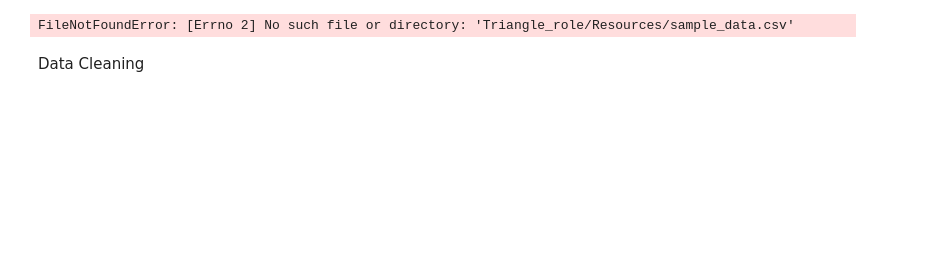
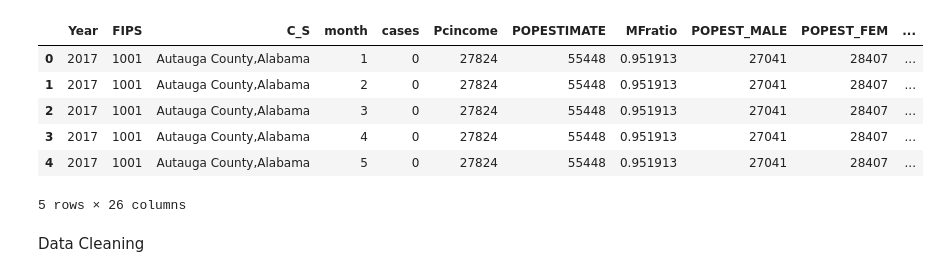
Before and after one commit to Jrheldmann/covidAnalysisHousing, a Jupyter notebook: Triangle_role/linear_regression_final_project.ipynb, the cells around one changed output. Cells and saved outputs as stored; diff of their text form; code cells hidden in the pictures; blank space fills up the shorter version.

```diff
--- a/Triangle_role/linear_regression_final_project.ipynb
+++ b/Triangle_role/linear_regression_final_project.ipynb
@@ -9,10 +9,16 @@ from sklearn.linear_model import LinearRegression
 from sklearn.preprocessing import StandardScaler
 # %%
 #  Import and read the csv.
-data_df = pd.read_csv("Triangle_role/Resources/sample_data.csv")
+data_df = pd.read_csv("Resources/sample_data.csv")
 data_df.head()
 # %% [output]
+|  | Year | FIPS | C_S | month | cases | Pcincome | POPESTIMATE | MFratio | POPEST_MALE | POPEST_FEM | ... |
+| 0 | 2017 | 1001 | Autauga County,Alabama | 1 | 0 | 27824 | 55448 | 0.951913 | 27041 | 28407 | ... |
+| 1 | 2017 | 1001 | Autauga County,Alabama | 2 | 0 | 27824 | 55448 | 0.951913 | 27041 | 28407 | ... |
+| 2 | 2017 | 1001 | Autauga County,Alabama | 3 | 0 | 27824 | 55448 | 0.951913 | 27041 | 28407 | ... |
+| 3 | 2017 | 1001 | Autauga County,Alabama | 4 | 0 | 27824 | 55448 | 0.951913 | 27041 | 28407 | ... |
+| 4 | 2017 | 1001 | Autauga County,Alabama | 5 | 0 | 27824 | 55448 | 0.951913 | 27041 | 28407 | ... |
-FileNotFoundError: [Errno 2] No such file or directory: 'Triangle_role/Resources/sample_data.csv'
+5 rows × 26 columns
 # %% [markdown]
 Data Cleaning
 # %%
```
Also changed, not shown: parts of 31 cells of this notebook, 3 other files.
